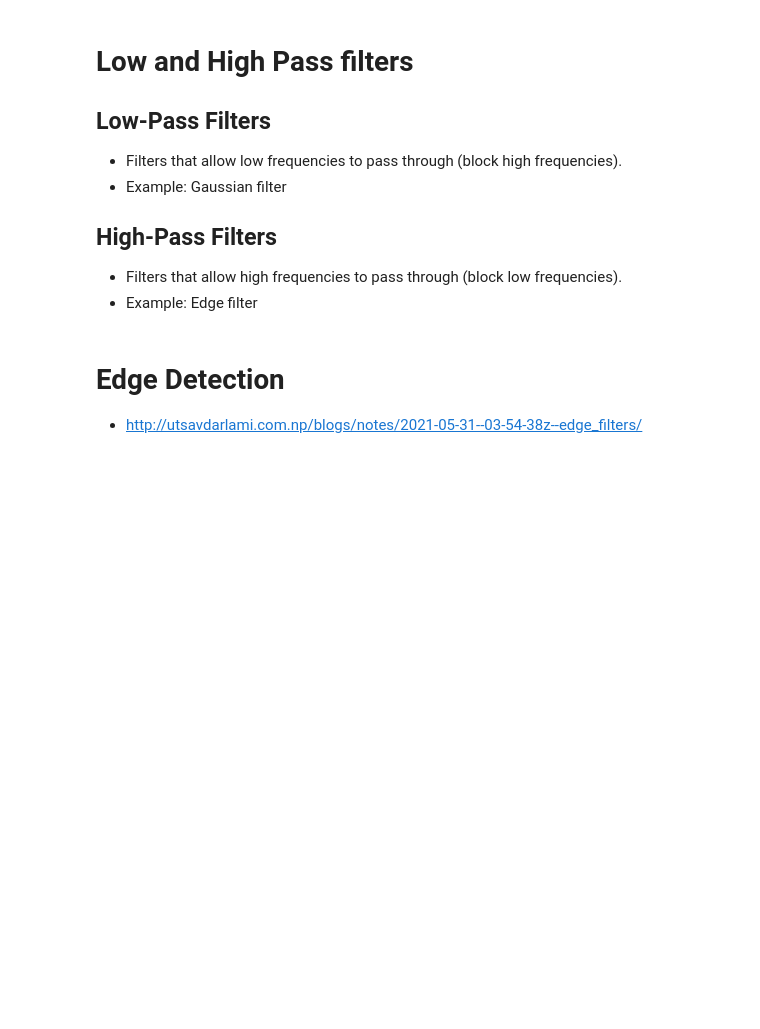
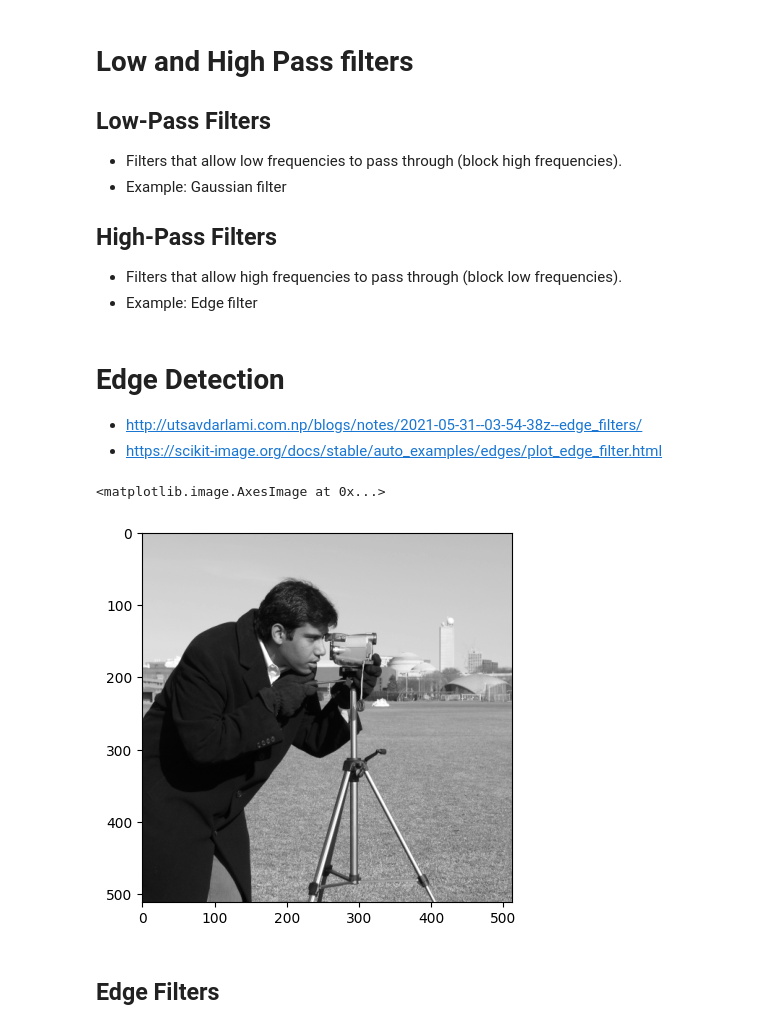
Before and after one commit to utsavdarlami/cv_workshop, a Jupyter notebook: day3_cv.ipynb, the cells around one changed output. Drawn from its saved outputs; the diff is of its cells as text; code cells hidden in the pictures; blank space fills up the shorter version.

Commit message:
[WIP] Add: edge filtering

```diff
--- a/day3_cv.ipynb
+++ b/day3_cv.ipynb
@@ -436,3 +437,4 @@ LinregressResult(slope=-2.2611515151515156, intercept=26.464181818181817, rvalue
 # %% [markdown]
 # Edge Detection
 - http://utsavdarlami.com.np/blogs/notes/2021-05-31--03-54-38z--edge_filters/
+- https://scikit-image.org/docs/stable/auto_examples/edges/plot_edge_filter.html
@@ -438,0 +444,8 @@ LinregressResult(slope=-2.2611515151515156, intercept=26.464181818181817, rvalue
+# %%
+cam_img = camera()
+plt.imshow(cam_img, cmap='gray')
+# %% [output]
+<matplotlib.image.AxesImage at 0x...>
+[figure, added]
+# %% [markdown]
+## Edge Filters
```
Also changed, not shown: parts of 14 cells of this notebook.
